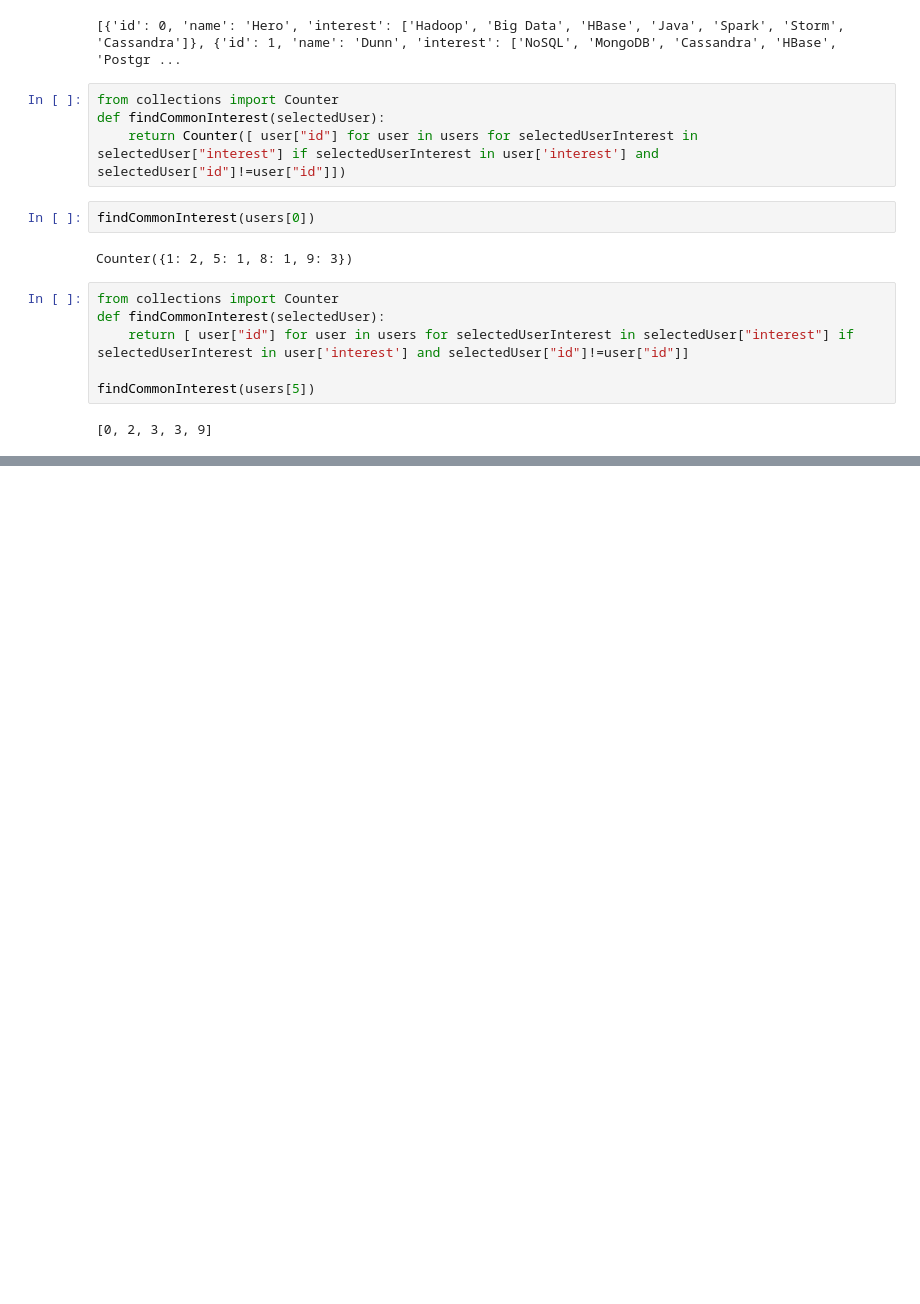
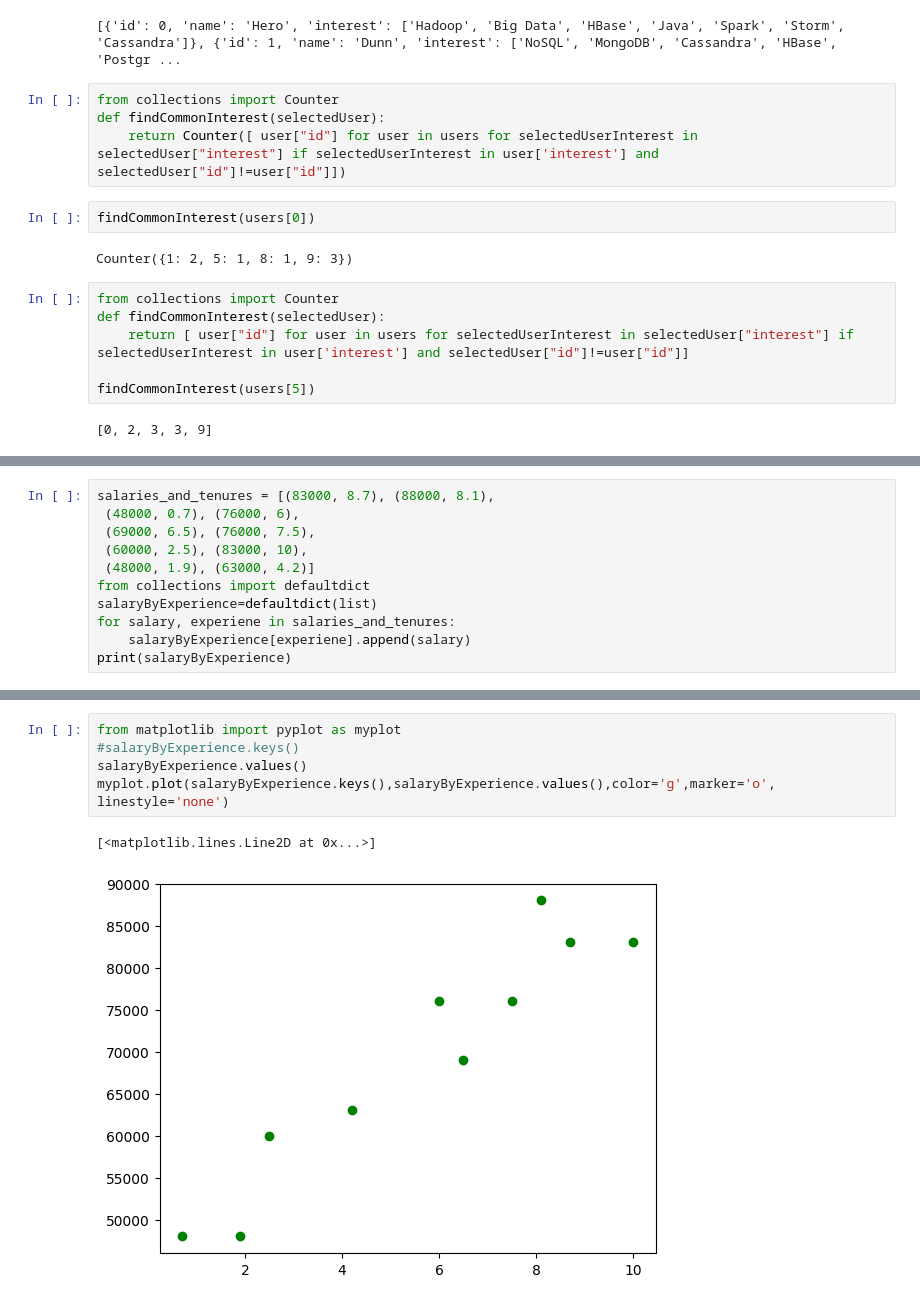
Before and after one commit to kunalmeon/Machine-Learning, a Jupyter notebook: MachineLearningJourney.ipynb, the cells around one changed output, grey strips where cells are left out. Drawn from its saved outputs; the diff is of its cells as text; blank space fills up the shorter version.

```diff
--- a/MachineLearningJourney.ipynb
+++ b/MachineLearningJourney.ipynb
@@ -285,0 +289,11 @@ findCommonInterest(users[5])
+# %%
+salaries_and_tenures = [(83000, 8.7), (88000, 8.1),
+ (48000, 0.7), (76000, 6),
+ (69000, 6.5), (76000, 7.5),
+ (60000, 2.5), (83000, 10),
+ (48000, 1.9), (63000, 4.2)]
+from collections import defaultdict
+salaryByExperience=defaultdict(list)
+for salary, experiene in salaries_and_tenures:
+    salaryByExperience[experiene].append(salary)
+print(salaryByExperience)
@@ -285,0 +314,8 @@ findCommonInterest(users[5])
+# %%
+from matplotlib import pyplot as myplot
+#salaryByExperience.keys()
+salaryByExperience.values()
+myplot.plot(salaryByExperience.keys(),salaryByExperience.values(),color='g',marker='o', linestyle='none')
+# %% [output]
+[<matplotlib.lines.Line2D at 0x...>]
+[figure, added]
```
Also changed, not shown: parts of 7 cells of this notebook.
